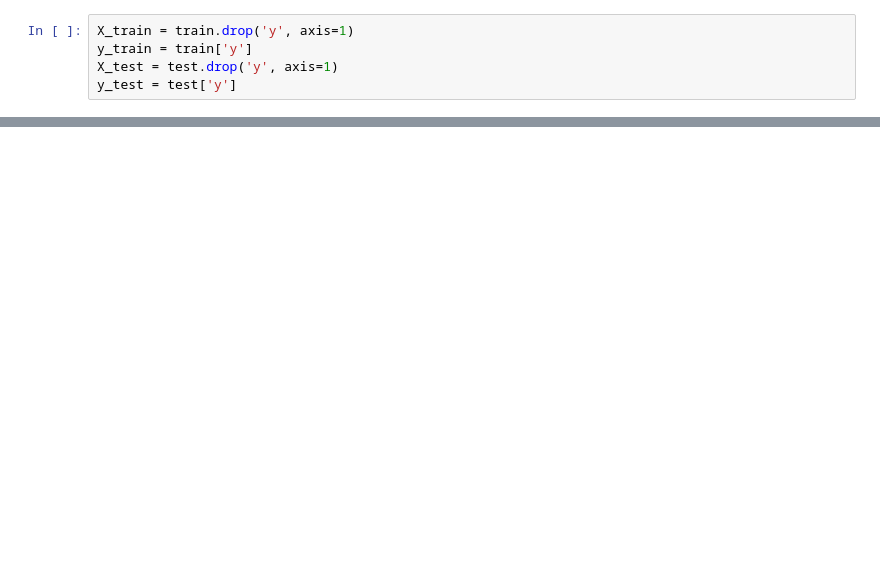
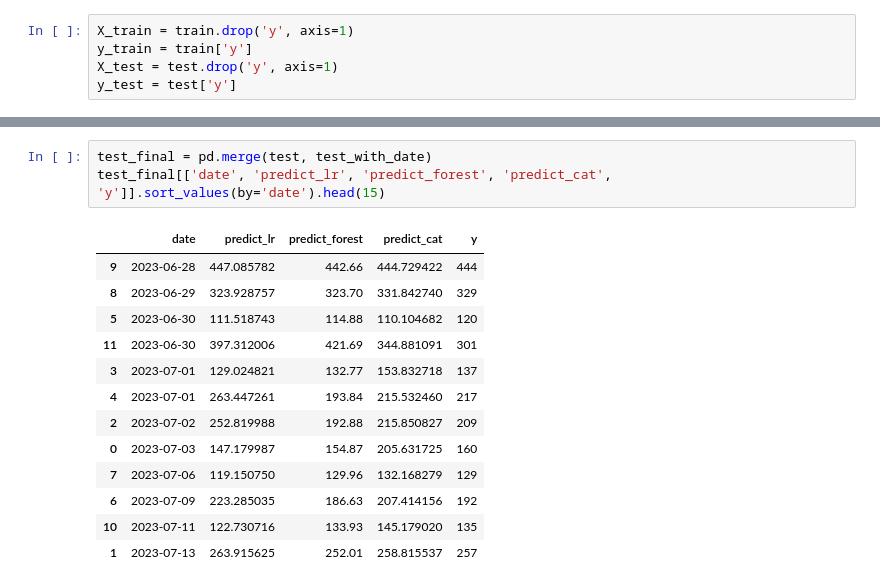
Before and after one commit to diman-dragon/demand_forecast_for_products, a Jupyter notebook: test_model_lr.ipynb, the cells around one changed output, grey strips where cells are left out. Saved outputs shown, nothing was run; the diff lists cells and outputs as text; blank space fills up the shorter version.

```diff
--- a/test_model_lr.ipynb
+++ b/test_model_lr.ipynb
@@ -114,0 +186,17 @@ test[['y', 'predict_lr', 'predict_forest', 'predict_cat']]
+# %%
+test_final = pd.merge(test, test_with_date)
+test_final[['date', 'predict_lr', 'predict_forest', 'predict_cat', 'y']].sort_values(by='date').head(15)
+# %% [output]
+|  | date | predict_lr | predict_forest | predict_cat | y |
+| 9 | 2023-06-28 | 447.085782 | 442.66 | 444.729422 | 444 |
+| 8 | 2023-06-29 | 323.928757 | 323.70 | 331.842740 | 329 |
+| 5 | 2023-06-30 | 111.518743 | 114.88 | 110.104682 | 120 |
+| 11 | 2023-06-30 | 397.312006 | 421.69 | 344.881091 | 301 |
+| 3 | 2023-07-01 | 129.024821 | 132.77 | 153.832718 | 137 |
+| 4 | 2023-07-01 | 263.447261 | 193.84 | 215.532460 | 217 |
+| 2 | 2023-07-02 | 252.819988 | 192.88 | 215.850827 | 209 |
+| 0 | 2023-07-03 | 147.179987 | 154.87 | 205.631725 | 160 |
+| 7 | 2023-07-06 | 119.150750 | 129.96 | 132.168279 | 129 |
+| 6 | 2023-07-09 | 223.285035 | 186.63 | 207.414156 | 192 |
+| 10 | 2023-07-11 | 122.730716 | 133.93 | 145.179020 | 135 |
+| 1 | 2023-07-13 | 263.915625 | 252.01 | 258.815537 | 257 |
```
Also changed, not shown: parts of 29 cells of this notebook, 4 other files.
